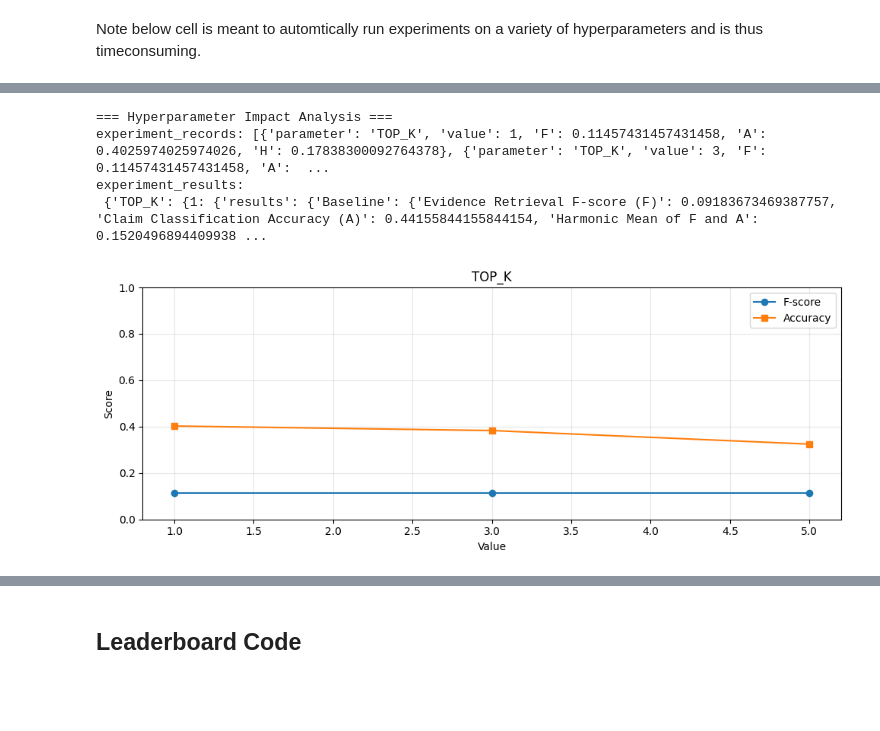
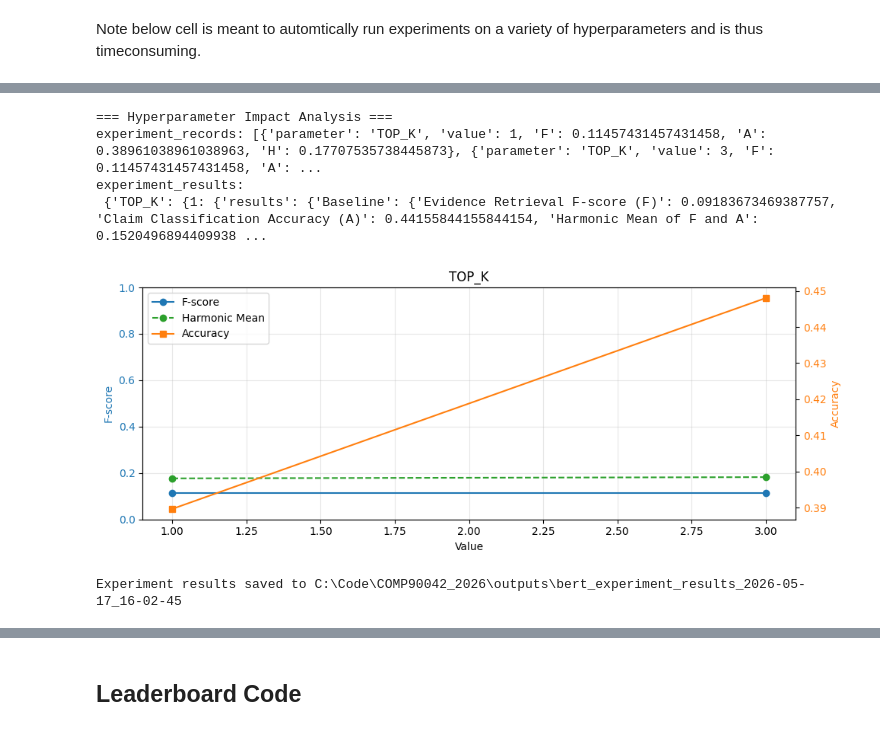
Before and after one commit to RowanShurey/COMP90042_2026, a Jupyter notebook: GroupID__COMP90042_Project_2026.ipynb, the cells around one changed output, grey strips where cells are left out. Saved outputs shown, nothing was run; the diff lists cells and outputs as text; code cells hidden in the pictures; blank space fills up the shorter version.

```diff
--- a/GroupID__COMP90042_Project_2026.ipynb
+++ b/GroupID__COMP90042_Project_2026.ipynb
@@ -1081,8 +1091,9 @@ def write_prediction_file(path, claims, label_predictions, retrieved_map, includ
     return output
 # %%
 
-def full_system_evaluation(model, tokenizer, results={}):
-    print("Generating full-system development predictions ...")
+def full_system_evaluation(model, tokenizer, results={},print_results=True):
+    if print_results:
+        print("Generating full-system development predictions ...")
 
     dev_label_predictions = predict_claim_labels(model, dev_claims, dev_retrieved, tokenizer)
 
@@ -1104,8 +1115,9 @@ def full_system_evaluation(model, tokenizer, results={}):
             text=True,
         )
 
-        print("\n=== Full System Official Evaluation ===")
-        print(result.stdout)
+        if print_results:
+            print("\n=== Full System Official Evaluation ===")
+            print(result.stdout)
 
         lines=result.stdout.strip().splitlines()
         lines = [line.split("=") for line in lines if "=" in line]
@@ -1198,18 +1214,18 @@ Claims with at least one correct evidence: 58/154
 # %%
 def experiments_test():
     # get evidence retriever ready for experiments
-    retriever = EvidenceRetriever(evidence_ids, evidence_texts)
+    retriever = EvidenceRetriever(evidence_ids, evidence_texts,print_stats=False)
     retriever.fit()
     retriever.set_supervised_prior(train_claims)
     results={}
 
     tokenizer = BertTokenizerFast.from_pretrained(MODEL_NAME)
 
-    model = fit_classifier(train_claims, dev_claims_for_eval=dev_claims, checkpoint_path=TRAIN_CKPT_PATH)
+    model = fit_classifier(train_claims, dev_claims_for_eval=dev_claims, checkpoint_path=TRAIN_CKPT_PATH, print_stats=False)
 
-    baseline_evaluation(results)
-    dev_predictions,results=full_system_evaluation(model, tokenizer, results)
-    diagnostic_evaluation(dev_predictions,results)
+    baseline_evaluation(results,False)
+    dev_predictions,results=full_system_evaluation(model, tokenizer, results,False)
+    diagnostic_evaluation(dev_predictions,results,False)
     return results
 # %% [markdown]
 Note below cell is meant to automtically run experiments on a variety of hyperparameters and is thus timeconsuming.
@@ -1361,42 +1339,78 @@ def plot_hyperparameter_impacts(experiment_df):
         print("No experiment results available. Run the experiment cell first.")
         return
 
+    params = experiment_df['parameter'].unique()
     fig, axes = plt.subplots(
-        nrows=len(experiment_df['parameter'].unique()),
+        nrows=len(params),
         ncols=1,
-        figsize=(10, 4 * len(experiment_df['parameter'].unique())),
+        figsize=(10, 4 * len(params)),
         squeeze=False,
     )
 
-    for ax, param in zip(axes.flatten(), experiment_df['parameter'].unique()):
+    for ax, param in zip(axes.flatten(), params):
         subset = experiment_df[experiment_df['parameter'] == param].copy()
         subset['sort_value'] = pd.to_numeric(subset['value'], errors='coerce')
         if subset['sort_value'].isna().all():
             subset = subset.sort_values('value')
         else:
             subset = subset.sort_values('sort_value')
 
-        ax.plot(subset['value'], subset['F'], marker='o', label='F-score')
-        ax.plot(subset['value'], subset['A'], marker='s', label='Accuracy')
+        color_f = 'tab:blue'
+        color_a = 'tab:orange'
+        color_h = 'tab:green'
+
+        # Plot F-score on left y-axis
+        ax.plot(subset['value'], subset['F'], marker='o', color=color_f, label='F-score')
         ax.set_title(param)
         ax.set_xlabel('Value')
-        ax.set_ylabel('Score')
+        ax.set_ylabel('F-score', color=color_f)
         ax.set_ylim(0, 1)
+        ax.tick_params(axis='y', labelcolor=color_f)
+
+        ax.plot(subset['value'], subset['H'], marker='o', color=color_h, label='Harmonic Mean', linestyle='--')
+
+        # Plot Accuracy on right y-axis (separate scale)
+        ax2 = ax.twinx()
+        ax2.plot(subset['value'], subset['A'], marker='s', color=color_a, label='Accuracy')
+        ax2.set_ylabel('Accuracy', color=color_a)
+        ax2.tick_params(axis='y', labelcolor=color_a)
+
+        # Combine legends from both axes
+        lines, labels = ax.get_legend_handles_labels()
+        lines2, labels2 = ax2.get_legend_handles_labels()
+        ax.legend(lines + lines2, labels + labels2, loc='upper left')
+
         ax.grid(True, alpha=0.3)
-        ax.legend()
 
     plt.tight_layout()
     plt.show()
 
 print("\n=== Hyperparameter Impact Analysis ===")
 print("experiment_records:", experiment_records)
 
 print("experiment_results:\n", variant_experiments)
 
 plot_hyperparameter_impacts(experiment_results)
 # %% [output]
 === Hyperparameter Impact Analysis ===
-experiment_records: [{'parameter': 'TOP_K', 'value': 1, 'F': 0.11457431457431458, 'A': 0.4025974025974026, 'H': 0.17838300092764378}, {'parameter': 'TOP_K', 'value': 3, 'F': 0.11457431457431458, 'A':  ...
+experiment_records: [{'parameter': 'TOP_K', 'value': 1, 'F': 0.11457431457431458, 'A': 0.38961038961038963, 'H': 0.17707535738445873}, {'parameter': 'TOP_K', 'value': 3, 'F': 0.11457431457431458, 'A': ...
 experiment_results:
  {'TOP_K': {1: {'results': {'Baseline': {'Evidence Retrieval F-score (F)': 0.09183673469387757, 'Claim Classification Accuracy (A)': 0.44155844155844154, 'Harmonic Mean of F and A': 0.1520496894409938 ...
-[figure, old version]
+[figure, new version]
+# %%
+import datetime
+def save_experiment_results(experiment_df, path):
+    if experiment_df.empty:
+        print("No experiment results to save.")
+        return
+
+    experiment_df.to_csv(path+'.csv', index=False)
+    variant_experiments_path = path+'_variants.json'
+    with open(variant_experiments_path, 'w', encoding='utf-8') as f:
+        json.dump(variant_experiments, f, indent=2, ensure_ascii=True)
+    print(f"Experiment results saved to {path}")
+
+EXPERIMENT_CSV_PATH = str((PROJECT_ROOT / f"outputs/bert_experiment_results_{datetime.datetime.now().strftime('%Y-%m-%d_%H-%M-%S')}").resolve())
+save_experiment_results(experiment_results, EXPERIMENT_CSV_PATH)
+# %% [output]
+Experiment results saved to C:\Code\COMP90042_2026\outputs\bert_experiment_results_2026-05-17_16-02-45
```
Also changed, not shown: parts of 8 cells of this notebook.
